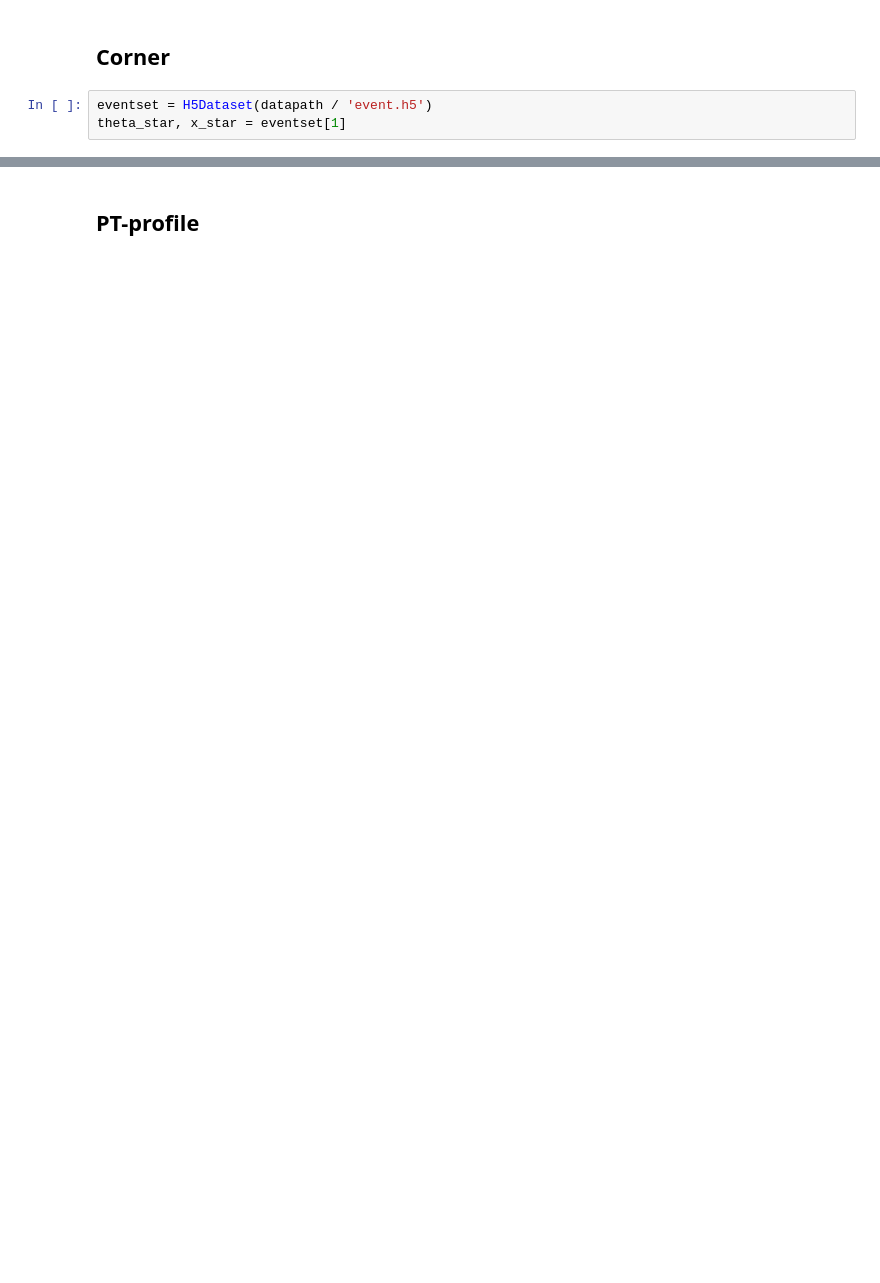
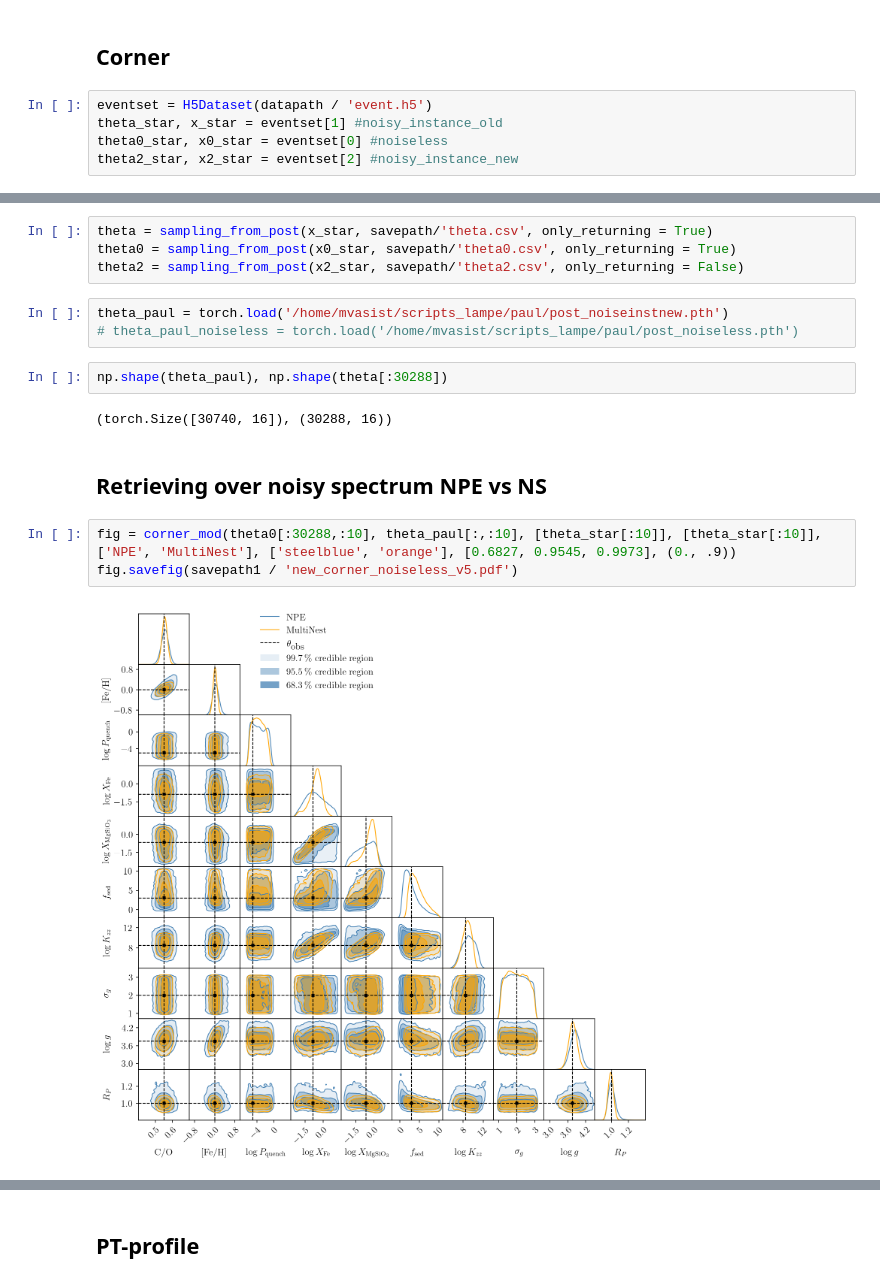
Before and after one commit to MalAstronomy/sbi-ear, a Jupyter notebook: eval.ipynb, the cells around one changed output, grey strips where cells are left out. Saved outputs shown, nothing was run; the diff lists cells and outputs as text; blank space fills up the shorter version.

```diff
--- a/eval.ipynb
+++ b/eval.ipynb
@@ -69,4 +333,6 @@ fig = coverage_plot(levels, coverages)
 ## Corner
 # %%
 eventset = H5Dataset(datapath / 'event.h5')
-theta_star, x_star = eventset[1]
+theta_star, x_star = eventset[1] #noisy_instance_old
+theta0_star, x0_star = eventset[0] #noiseless
+theta2_star, x2_star = eventset[2] #noisy_instance_new
@@ -88,0 +362,18 @@ mark_point(fig, theta_star)
+# %%
+theta = sampling_from_post(x_star, savepath/'theta.csv', only_returning = True)
+theta0 = sampling_from_post(x0_star, savepath/'theta0.csv', only_returning = True)
+theta2 = sampling_from_post(x2_star, savepath/'theta2.csv', only_returning = False)
+# %%
+theta_paul = torch.load('/home/mvasist/scripts_lampe/paul/post_noiseinstnew.pth')
+# theta_paul_noiseless = torch.load('/home/mvasist/scripts_lampe/paul/post_noiseless.pth')
+# %%
+np.shape(theta_paul), np.shape(theta[:30288])
+# %% [output]
+(torch.Size([30740, 16]), (30288, 16))
+# %% [markdown]
+## Retrieving over noisy spectrum NPE vs NS
+# %%
+fig = corner_mod(theta0[:30288,:10], theta_paul[:,:10], [theta_star[:10]], [theta_star[:10]], ['NPE', 'MultiNest'], ['steelblue', 'orange'], [0.6827, 0.9545, 0.9973], (0., .9))
+fig.savefig(savepath1 / 'new_corner_noiseless_v5.pdf')
+# %% [output]
+[figure, added]
```
Also changed, not shown: parts of 33 cells of this notebook, 1 other file.
